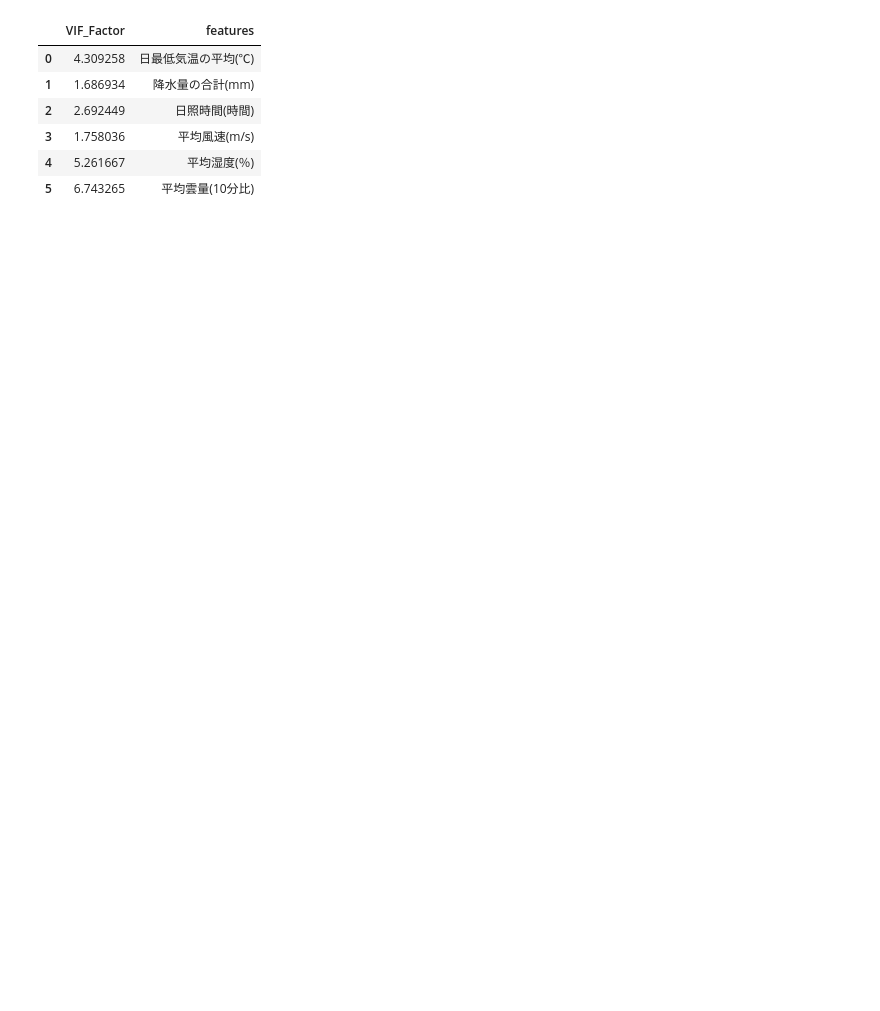
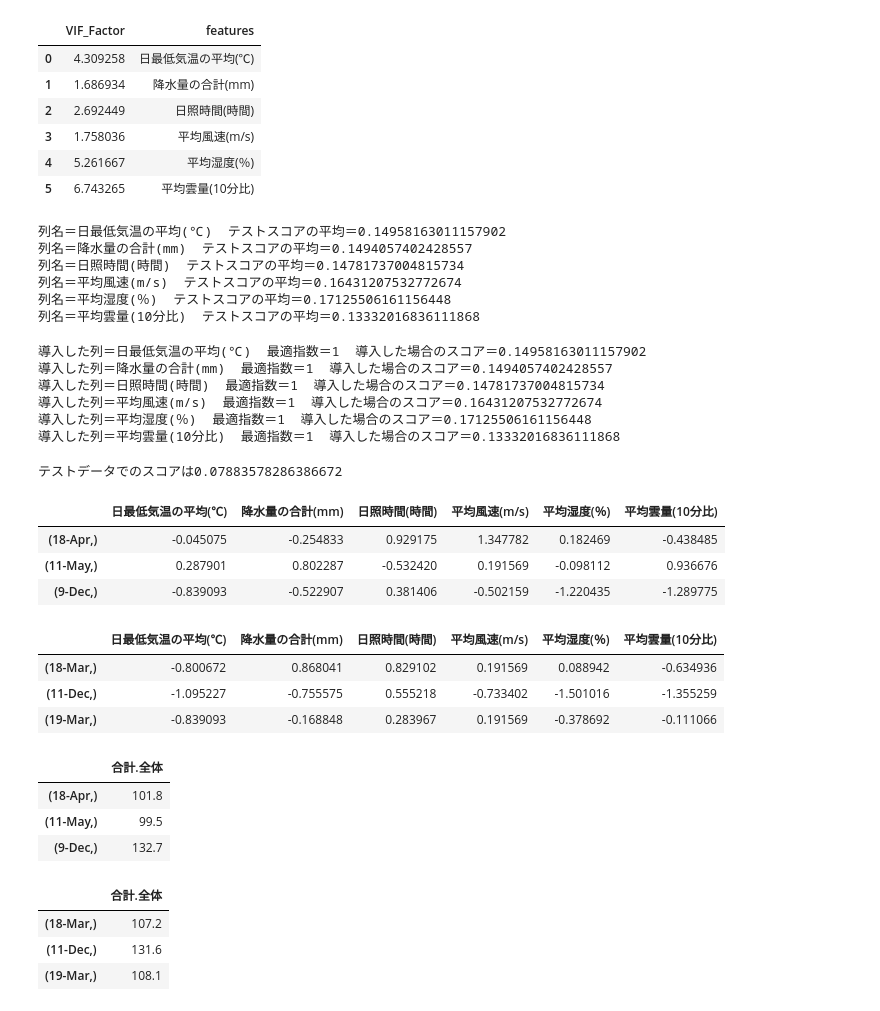
Before and after one commit to Udon-datascience/Python_machine_learning_study_log, a Jupyter notebook: opendata_analysis/2correl_clothes/correl_clothes.ipynb, the cells around one changed output. Cells and saved outputs as stored; diff of their text form; code cells hidden in the pictures; blank space fills up the shorter version.

```diff
--- a/opendata_analysis/2correl_clothes/correl_clothes.ipynb
+++ b/opendata_analysis/2correl_clothes/correl_clothes.ipynb
@@ -235,6 +234,7 @@ y_col=['合計.全体']
 sc_model_x=StandardScaler().set_output(transform="pandas")
 sc_model_x.fit(train_val[x_col])
 sc_x=sc_model_x.transform(train_val[x_col])
+sc_x_test=sc_model_x.transform(test[x_col])
 # %%
 #追加のimport
 from sklearn.model_selection import KFold
@@ -325,5 +325,44 @@ display(vif_df)
 | 4 | 5.261667 | 平均湿度(％) |
 | 5 | 6.743265 | 平均雲量(10分比) |
 # %%
-#VIF値はいずれも10以下で問題ないと考えられるが、依然としてtrain_scoreは低い。まだ精度改善の余地がある可能性がある。
-#主成分分析を行う。
+#VIF値はいずれも10以下で問題ないと考えられるが、依然としてtest_scoreは低い。まだ精度改善の余地がある可能性がある。
+#特徴量の絞り込みを行う。絞り込み前のテストスコア0.175と比較する。
+for c in sc_x.columns:
+    sc_x2=sc_x.copy()
+    sc_x2=sc_x2.drop(columns=c,axis=1)
+    result=cross_validate(model1,sc_x2,train_val[y_col],cv=kf,scoring='r2',return_train_score=True)
+    print(f'列名＝{c}  テストスコアの平均＝{result['test_score'].mean()}')
+# %% [output]
+列名＝日最低気温の平均(℃)  テストスコアの平均＝0.14958163011157902
+列名＝降水量の合計(mm)  テストスコアの平均＝0.1494057402428557
+列名＝日照時間(時間)  テストスコアの平均＝0.14781737004815734
+列名＝平均風速(m/s)  テストスコアの平均＝0.16431207532772674
+列名＝平均湿度(％)  テストスコアの平均＝0.17125506161156448
+列名＝平均雲量(10分比)  テストスコアの平均＝0.13332016836111868
+# %%
+#改善が見られなかったため、特徴量の絞り込みはしない。
+#多項式特徴量の導入を行う。
+
+#指数を1~5まで変えて、自動的に実験。内側のループが完了後、多項式特徴量を導入して次のループへ
+for c in sc_x.columns:
+    best_exponent=0
+    best_score=0
+    for i in range(1,6):
+        sc_x3=sc_x.copy()
+        sc_x3[c]=sc_x3[c]**i
+        sc_x3=sc_x3.drop(columns=c,axis=1)
+        result=cross_validate(model1,sc_x3,train_val[y_col],cv=kf,scoring='r2',return_train_score=True)
+        score=result['test_score'].mean()
+
+        if best_score < score:
+            best_exponent=i
+            best_score=score
+
+    print(f'導入した列＝{c}  最適指数＝{best_exponent}  導入した場合のスコア＝{best_score}')
+# %% [output]
+導入した列＝日最低気温の平均(℃)  最適指数＝1  導入した場合のスコア＝0.14958163011157902
+導入した列＝降水量の合計(mm)  最適指数＝1  導入した場合のスコア＝0.1494057402428557
+導入した列＝日照時間(時間)  最適指数＝1  導入した場合のスコア＝0.14781737004815734
+導入した列＝平均風速(m/s)  最適指数＝1  導入した場合のスコア＝0.16431207532772674
+導入した列＝平均湿度(％)  最適指数＝1  導入した場合のスコア＝0.17125506161156448
+導入した列＝平均雲量(10分比)  最適指数＝1  導入した場合のスコア＝0.13332016836111868
@@ -329,0 +389,36 @@ display(vif_df)
+# %%
+#改善が見られなかったため、交互作用特徴量の導入はしない。
+final_model=LinearRegression()
+
+#完成したモデルをテストデータで評価
+#学習・検証データを合わせたデータフレームを、ここでの学習データとして使用する。
+
+final_model.fit(sc_x,train_val[y_col])
+sc_x_test2=sc_x_test[sc_x.columns]
+y_test=test[y_col]
+score=final_model.score(sc_x_test2,y_test)
+print(f'テストデータでのスコアは{score}')
+# %% [output]
+テストデータでのスコアは0.07883578286386672
+# %%
+display(sc_x.head(3))
+display(sc_x_test2.head(3))
+display(train_val[y_col].head(3))
+display(y_test.head(3))
+# %% [output]
+|  | 日最低気温の平均(℃) | 降水量の合計(mm) | 日照時間(時間) | 平均風速(m/s) | 平均湿度(％) | 平均雲量(10分比) |
+| (18-Apr,) | -0.045075 | -0.254833 | 0.929175 | 1.347782 | 0.182469 | -0.438485 |
+| (11-May,) | 0.287901 | 0.802287 | -0.532420 | 0.191569 | -0.098112 | 0.936676 |
+| (9-Dec,) | -0.839093 | -0.522907 | 0.381406 | -0.502159 | -1.220435 | -1.289775 |
+|  | 日最低気温の平均(℃) | 降水量の合計(mm) | 日照時間(時間) | 平均風速(m/s) | 平均湿度(％) | 平均雲量(10分比) |
+| (18-Mar,) | -0.800672 | 0.868041 | 0.829102 | 0.191569 | 0.088942 | -0.634936 |
+| (11-Dec,) | -1.095227 | -0.755575 | 0.555218 | -0.733402 | -1.501016 | -1.355259 |
+| (19-Mar,) | -0.839093 | -0.168848 | 0.283967 | 0.191569 | -0.378692 | -0.111066 |
+|  | 合計.全体 |
+| (18-Apr,) | 101.8 |
+| (11-May,) | 99.5 |
+| (9-Dec,) | 132.7 |
+|  | 合計.全体 |
+| (18-Mar,) | 107.2 |
+| (11-Dec,) | 131.6 |
+| (19-Mar,) | 108.1 |
```
Also changed, not shown: parts of 8 cells of this notebook, 1 other file.
